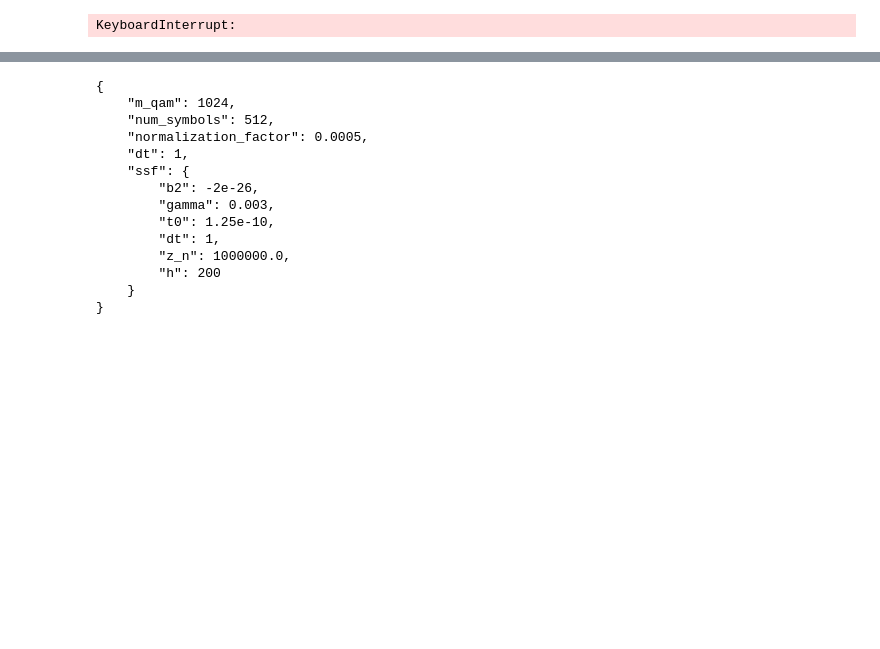
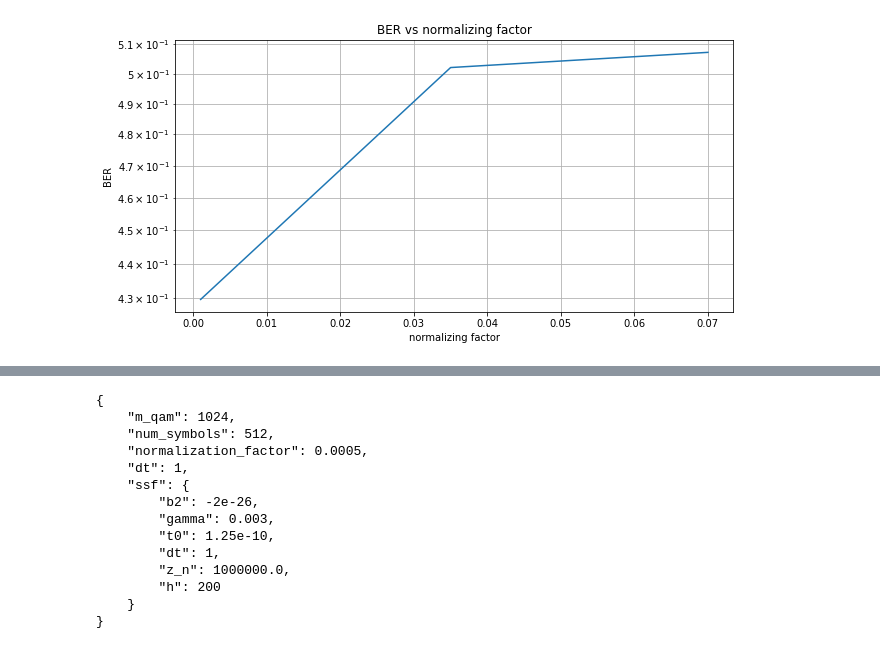
Before and after one commit to Yarden92/Thesis-code, a Jupyter notebook: apps/deep/data_analyzer.ipynb, the cells around one changed output, grey strips where cells are left out. Saved outputs shown, nothing was run; the diff lists cells and outputs as text; code cells hidden in the pictures; blank space fills up the shorter version.

```diff
--- a/apps/deep/data_analyzer.ipynb
+++ b/apps/deep/data_analyzer.ipynb
@@ -13,9 +16,9 @@ from src.general_methods.visualizer import Visualizer
 # %%
-root_dir = f'../../data/datasets/qam1024_160x20'
+root_dir = f'../../data/datasets/iq/qam1024_10x3'
 sub_name_filter = '*'
 ber_vec, mu_vec = Metrics.gen_ber_mu_from_folders(root_dir, sub_name_filter, 0, tqdm, 5)
 Visualizer.plot_bers(mu_vec, [ber_vec])
 # %% [output]
-KeyboardInterrupt:
+[figure, added]
 # %%
 # read folder and plot one of the data samples
```
Also changed, not shown: parts of 4 cells of this notebook, 5 other files.
